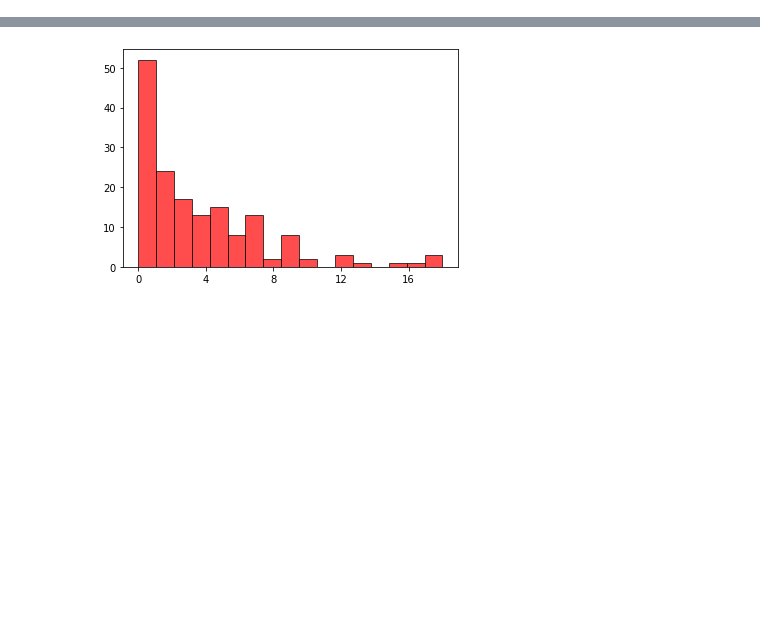
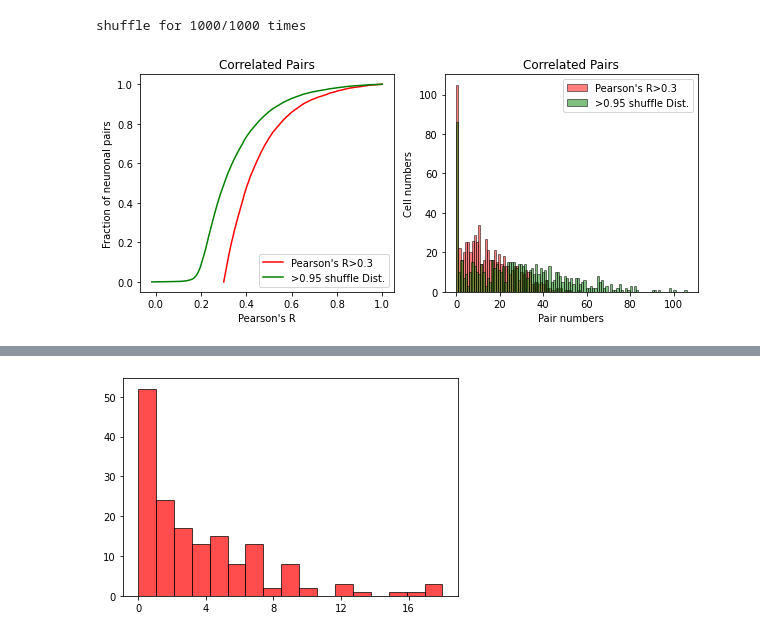
Before and after one commit to SabriQ/g_mylab, a Jupyter notebook: developing/graph/Untitled.ipynb, the cells around one changed output, grey strips where cells are left out. Saved outputs shown, nothing was run; the diff lists cells and outputs as text; code cells hidden in the pictures; blank space fills up the shorter version.

```diff
--- a/developing/graph/Untitled.ipynb
+++ b/developing/graph/Untitled.ipynb
@@ -85,0 +103,5 @@ shuffle for 1000/1000 times
+# %%
+correlated_pair_threshold(preB,0.3)
+# %% [output]
+shuffle for 1000/1000 times
+[figure, added]
```
Also changed, not shown: parts of 6 cells of this notebook, 1 other file.
